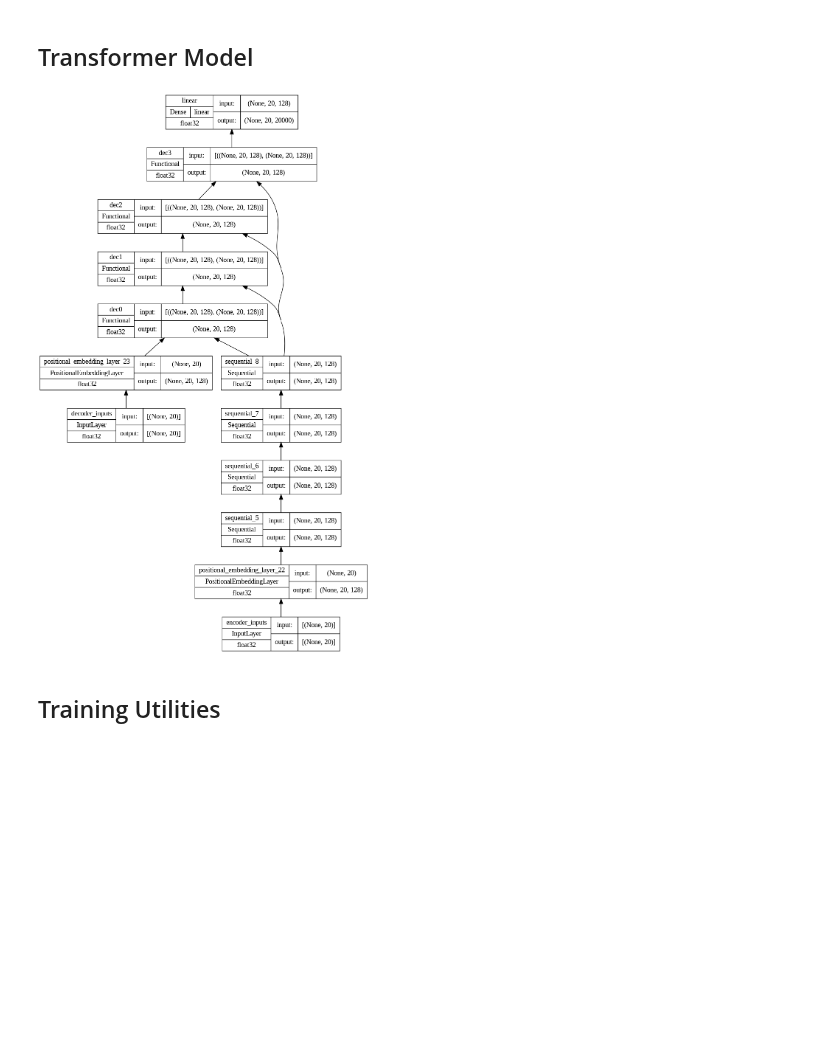
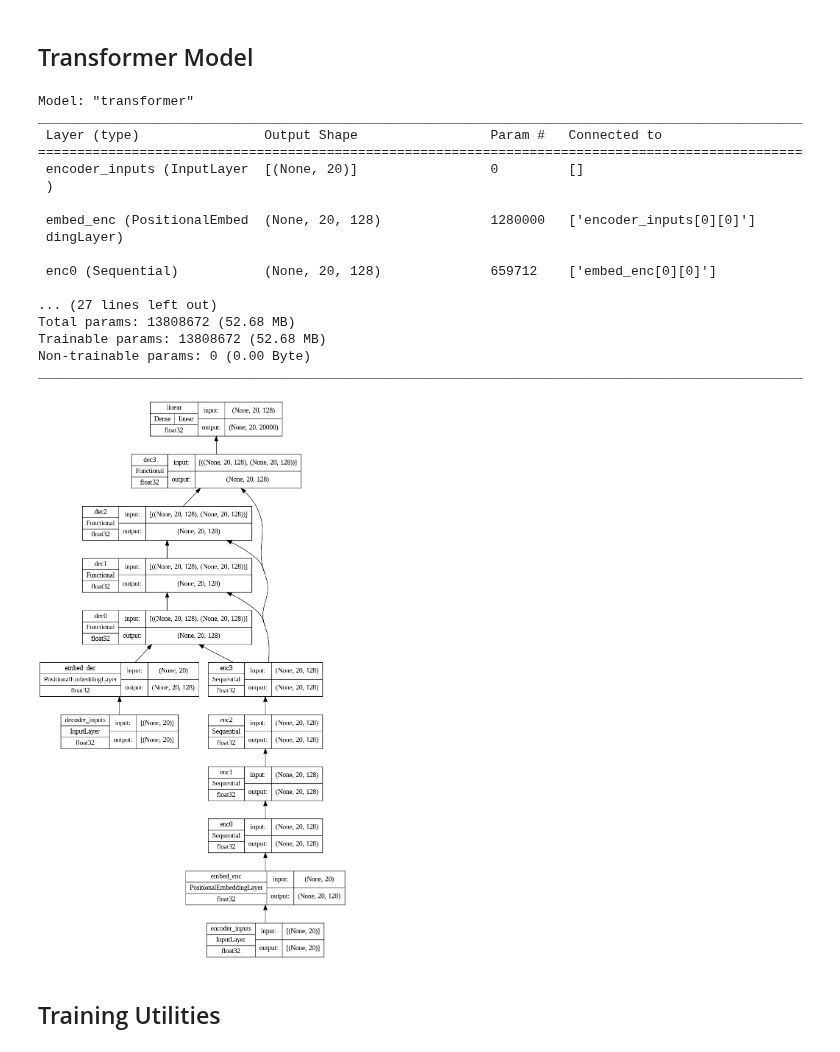
Before and after one commit to sriksmachi/sriksml, a Jupyter notebook: language-models/transformers_001.ipynb, the cells around one changed output. Drawn from its saved outputs; the diff is of its cells as text; code cells hidden in the pictures; blank space fills up the shorter version.

```diff
--- a/language-models/transformers_001.ipynb
+++ b/language-models/transformers_001.ipynb
@@ -95,18 +173,23 @@ tf.keras.utils.plot_model(model, "self_attention.png", show_shapes=True, show_dt
 # %% [markdown]
 ## Cross Attention Layer
 # %%
+# cross attention models are used in decoder networks.
 def cross_attention(input_shape, context_shape, num_heads=8, key_dim=128, pref="att", **kwargs):
-  context = tf.keras.layers.Input(shape=context_shape, name=f"{pref}_ctx")
+  # the context vector is the output of the encoder network
+  context = tf.keras.layers.Input(shape=context_shape, name=f"{pref}_ctx1")
+  # the inputs are word embeddings and position embeddings put together
   inputs = tf.keras.layers.Input(shape=input_shape, name=f"{pref}_inputs2")
   attention = tf.keras.layers.MultiHeadAttention(num_heads, key_dim, name=f"{pref}_att2", **kwargs)
-  norm = tf.keras.layers.Normalization(name=f"{pref}_norm2")
+  norm = tf.keras.layers.LayerNormalization(name=f"{pref}_norm2")
   add = tf.keras.layers.Add(name=f"{pref}_add2")
+  # notice the value and key vectors in the case of cross attention are context vectors learnt from encoder network.
   att_out = attention(query=inputs, value=context, key=context)
   outputs = norm(add([inputs, att_out]))
   model = tf.keras.Model(inputs=[(inputs, context)], outputs=outputs, name=f"{pref}_cross")
   return model
 
 model = cross_attention(input_shape=[20, 128], context_shape=[20, 128])
+model.summary()
 tf.keras.utils.plot_model(model, "cross_attention.png", show_shapes=True, show_dtype=True,
                           show_layer_names=True, rankdir='BT', show_layer_activations=True)
 # %% [output]
@@ -114,19 +214,24 @@ tf.keras.utils.plot_model(model, "cross_attention.png", show_shapes=True, show_d
 # %% [markdown]
 ## Feedforward Layer
 # %%
+# Every attention model in both encoder and decoder is followed by a feed forward layer.
 def feedforward(input_shape, model_dim, ff_dim, dropout=0.1, pref='ff', **kwargs):
+  # the input to the ff layer is output from either the encoder network or the decoder network.
   inputs = tf.keras.layers.Input(shape=input_shape, dtype='float32', name=f'{pref}_inputs3')
+  # the first feedforward layer applies an activation function, relu in this case
   dense1 = tf.keras.layers.Dense(ff_dim, name=f'{pref}_ff1', activation='relu')
   dense2 = tf.keras.layers.Dense(model_dim, name=f'{pref}_ff2')
   drop = tf.keras.layers.Dropout(dropout, name=f'{pref}_drop')
   add = tf.keras.layers.Add(name=f"{pref}_add3")
   ffout = drop(dense2(dense1(inputs)))
-  norm = tf.keras.layers.Normalization(name=f"{pref}_norm3")
+  # feedforward layer is also followed by a layer of normalization and skip connection.
+  norm = tf.keras.layers.LayerNormalization(name=f"{pref}_norm3")
   outputs = norm(add([inputs, ffout]))
   model = tf.keras.Model(inputs=inputs, outputs=outputs, name=f"{pref}_ff")
   return model
 
 model = feedforward(input_shape=(20, 128), model_dim=128, ff_dim=512)
+model.summary()
 tf.keras.utils.plot_model(model, "feedforward.png", show_shapes=True, show_dtype=True,
                           show_layer_names=True, rankdir='BT', show_layer_activations=True)
 # %% [output]
@@ -135,17 +257,19 @@ tf.keras.utils.plot_model(model, "feedforward.png", show_shapes=True, show_dtype
 ## Encoder Layer
 # %%
 
-
+# Encoder represents one encoder block, the transformer network can have any number of encoder blocks
+# the encoder block takes the input embedding with positional information as input, passes through the self attention, feedforward layers
+# the output can be fed to another encoder block or decoder.
 def encoder(input_shape, key_dim, ff_dim, dropout=0.1, pref="enc", **kwargs):
   model = tf.keras.models.Sequential([
       tf.keras.layers.Input(shape=input_shape, dtype='float32', name=f"{pref}_in0"),
       self_attention(input_shape, pref=pref, key_dim=key_dim, mask=False, **kwargs),
       feedforward(input_shape, key_dim, ff_dim, dropout, pref)
-  ])
+  ], name=pref)
   return model
 
-
 model = encoder(input_shape=(20, 128), key_dim=128, ff_dim=512)
+model.summary()
 tf.keras.utils.plot_model(model, "encoder.png", show_shapes=True, show_dtype=True,
                           show_layer_names=True, rankdir='BT', show_layer_activations=True)
 # %% [output]
@@ -184,10 +347,10 @@ def transformer(num_layers, num_heads, seq_len, key_dim, ff_dim, vocab_size_src,
   # layers
   inp_enc = tf.keras.layers.Input(shape=(seq_len, ), dtype='float32', name='encoder_inputs')
   inp_dec =  tf.keras.layers.Input(shape=(seq_len, ), dtype='float32', name='decoder_inputs')
-  embed_enc = PositionalEmbeddingLayer(seq_len, vocab_size_src, key_dim)
-  embed_dec = PositionalEmbeddingLayer(seq_len, vocab_size_trgt, key_dim)
+  embed_enc = PositionalEmbeddingLayer(seq_len, vocab_size_src, key_dim, name='embed_enc')
+  embed_dec = PositionalEmbeddingLayer(seq_len, vocab_size_trgt, key_dim, name='embed_dec')
+  decoders = [decoder(input_shape=emb_shape, key_dim=key_dim, ff_dim=ff_dim, dropout=dropout, pref=f"dec{i}", num_heads=num_heads) for i in range(num_layers)]
   encoders = [encoder(input_shape=emb_shape, key_dim=key_dim, ff_dim=ff_dim, dropout=dropout, pref=f"enc{i}", num_heads=num_heads) for i in range(num_layers)]
-  decoders = [decoder(input_shape=emb_shape, key_dim=key_dim, ff_dim=ff_dim, dropout=dropout, pref=f"dec{i}", num_heads=num_heads) for i in range(num_layers)]
   final = tf.keras.layers.Dense(vocab_size_trgt, name='linear')
   # build
   x1 = embed_enc(inp_enc)
@@ -206,19 +369,37 @@ def transformer(num_layers, num_heads, seq_len, key_dim, ff_dim, vocab_size_src,
 # %%
 seq_len = 20
 num_layers = 4
 num_heads = 8
 key_dim = 128
 ff_dim = 512
 dropout = 0.1
 vocab_size_en = 10000
 vocab_size_fr = 20000
 model = transformer(num_layers, num_heads, seq_len, key_dim, ff_dim,
                     vocab_size_en, vocab_size_fr, dropout)
+model.summary()
 tf.keras.utils.plot_model(model, "transformer.png",
                           show_shapes=True, show_dtype=True, show_layer_names=True,
                           rankdir='BT', show_layer_activations=True)
 # %% [output]
+Model: "transformer"
+__________________________________________________________________________________________________
+ Layer (type)                Output Shape                 Param #   Connected to
+==================================================================================================
+ encoder_inputs (InputLayer  [(None, 20)]                 0         []
+ )
+
+ embed_enc (PositionalEmbed  (None, 20, 128)              1280000   ['encoder_inputs[0][0]']
+ dingLayer)
+
+ enc0 (Sequential)           (None, 20, 128)              659712    ['embed_enc[0][0]']
+
+... (27 lines left out)
+Total params: 13808672 (52.68 MB)
+Trainable params: 13808672 (52.68 MB)
+Non-trainable params: 0 (0.00 Byte)
+__________________________________________________________________________________________________
-[figure, old version]
+[figure, new version]
 # %% [markdown]
 ## Training Utilities
 # %%
```
Also changed, not shown: parts of 18 cells of this notebook.
